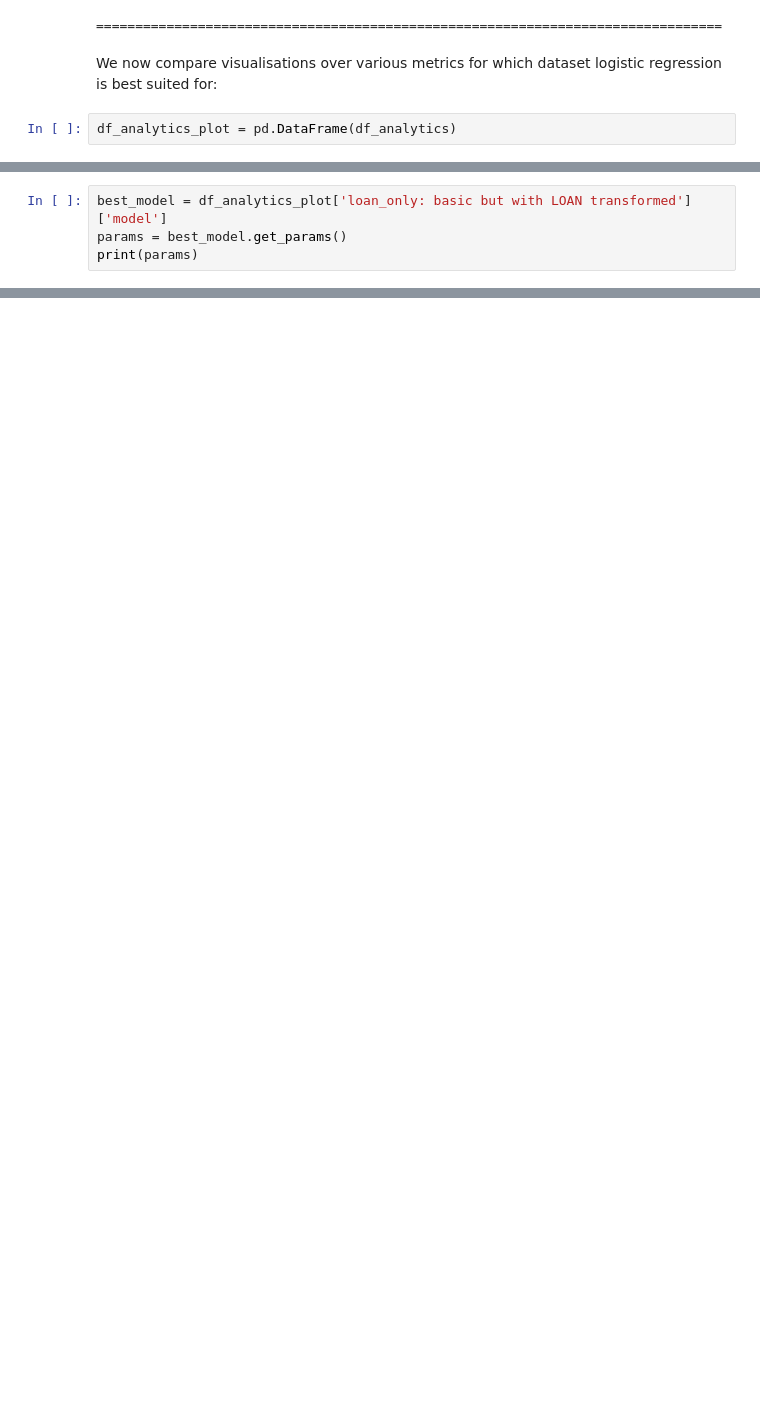
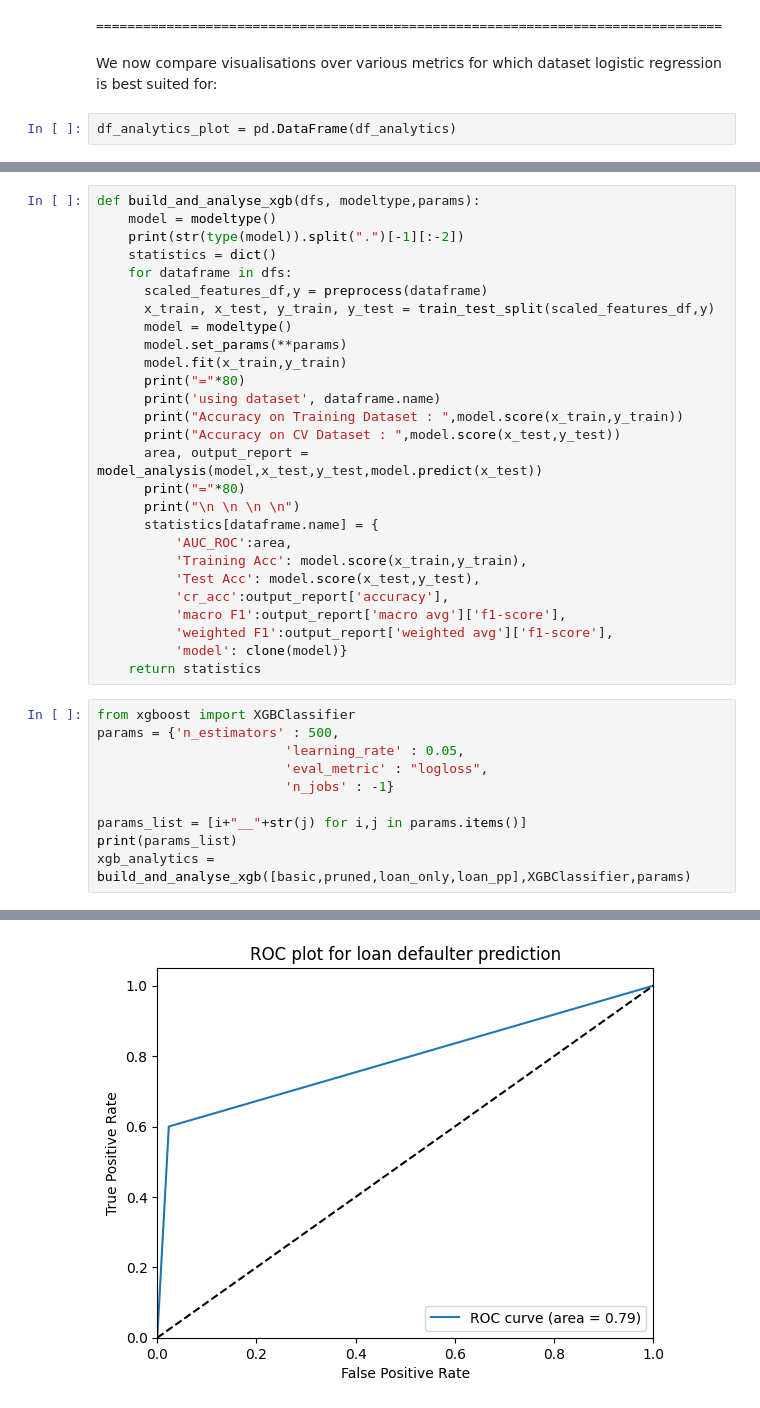
Before and after one commit to Zypperman/DBTT_G1_GRP3, a Jupyter notebook: Notebooks/Usecase_1_1_V1(OtherModels).ipynb, the cells around one changed output, grey strips where cells are left out. Drawn from its saved outputs; the diff is of its cells as text; blank space fills up the shorter version.

```diff
--- a/Notebooks/Usecase_1_1_V1(OtherModels).ipynb
+++ b/Notebooks/Usecase_1_1_V1(OtherModels).ipynb
@@ -238,4 +236,0 @@ Overall for the metrics plotted, it can be observed that the logistic regression
-# %%
-best_model = df_analytics_plot['loan_only: basic but with LOAN transformed']['model']
-params = best_model.get_params()
-print(params)
@@ -289,0 +241,38 @@ However, we note that there are limitations to the existing model due to the fol
+# %%
+def build_and_analyse_xgb(dfs, modeltype,params):
+    model = modeltype()
+    print(str(type(model)).split(".")[-1][:-2])
+    statistics = dict()
+    for dataframe in dfs:
+      scaled_features_df,y = preprocess(dataframe)
+      x_train, x_test, y_train, y_test = train_test_split(scaled_features_df,y)
+      model = modeltype()
+      model.set_params(**params)
+      model.fit(x_train,y_train)
+      print("="*80)
+      print('using dataset', dataframe.name)
+      print("Accuracy on Training Dataset : ",model.score(x_train,y_train))
+      print("Accuracy on CV Dataset : ",model.score(x_test,y_test))
+      area, output_report = model_analysis(model,x_test,y_test,model.predict(x_test))
+      print("="*80)
+      print("\n \n \n \n")
+      statistics[dataframe.name] = {
+          'AUC_ROC':area,
+          'Training Acc': model.score(x_train,y_train),
+          'Test Acc': model.score(x_test,y_test),
+          'cr_acc':output_report['accuracy'],
+          'macro F1':output_report['macro avg']['f1-score'],
+          'weighted F1':output_report['weighted avg']['f1-score'],
+          'model': clone(model)}
+    return statistics
+# %%
+from xgboost import XGBClassifier
+params = {'n_estimators' : 500,
+                        'learning_rate' : 0.05,
+                        'eval_metric' : "logloss",
+                        'n_jobs' : -1}
+
+params_list = [i+"__"+str(j) for i,j in params.items()]
+print(params_list)
+xgb_analytics = build_and_analyse_xgb([basic,pruned,loan_only,loan_pp],XGBClassifier,params)
+# %% [output]
@@ -289,0 +285 @@ However, we note that there are limitations to the existing model due to the fol
+[figure, added]
```
Also changed, not shown: parts of 37 cells of this notebook.
